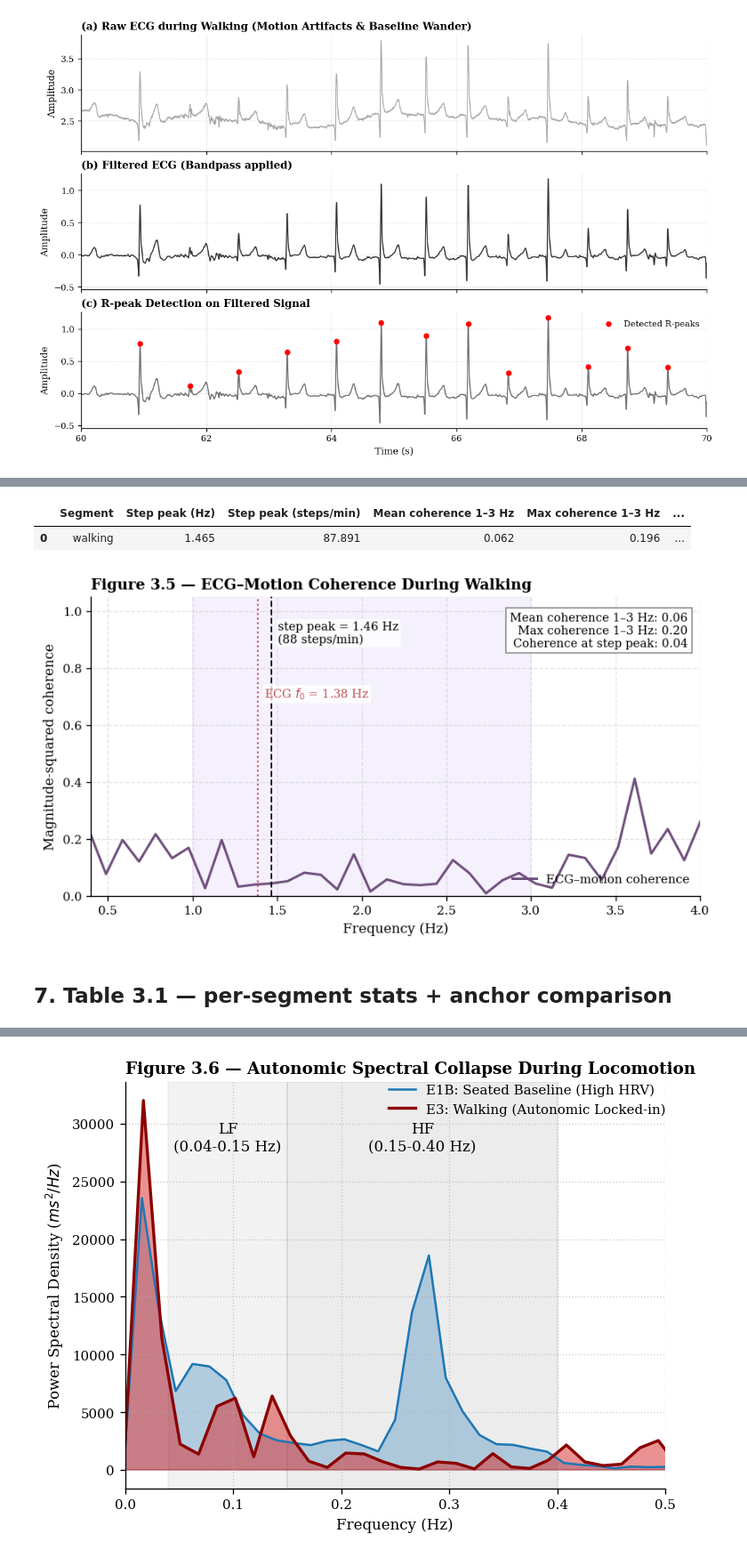
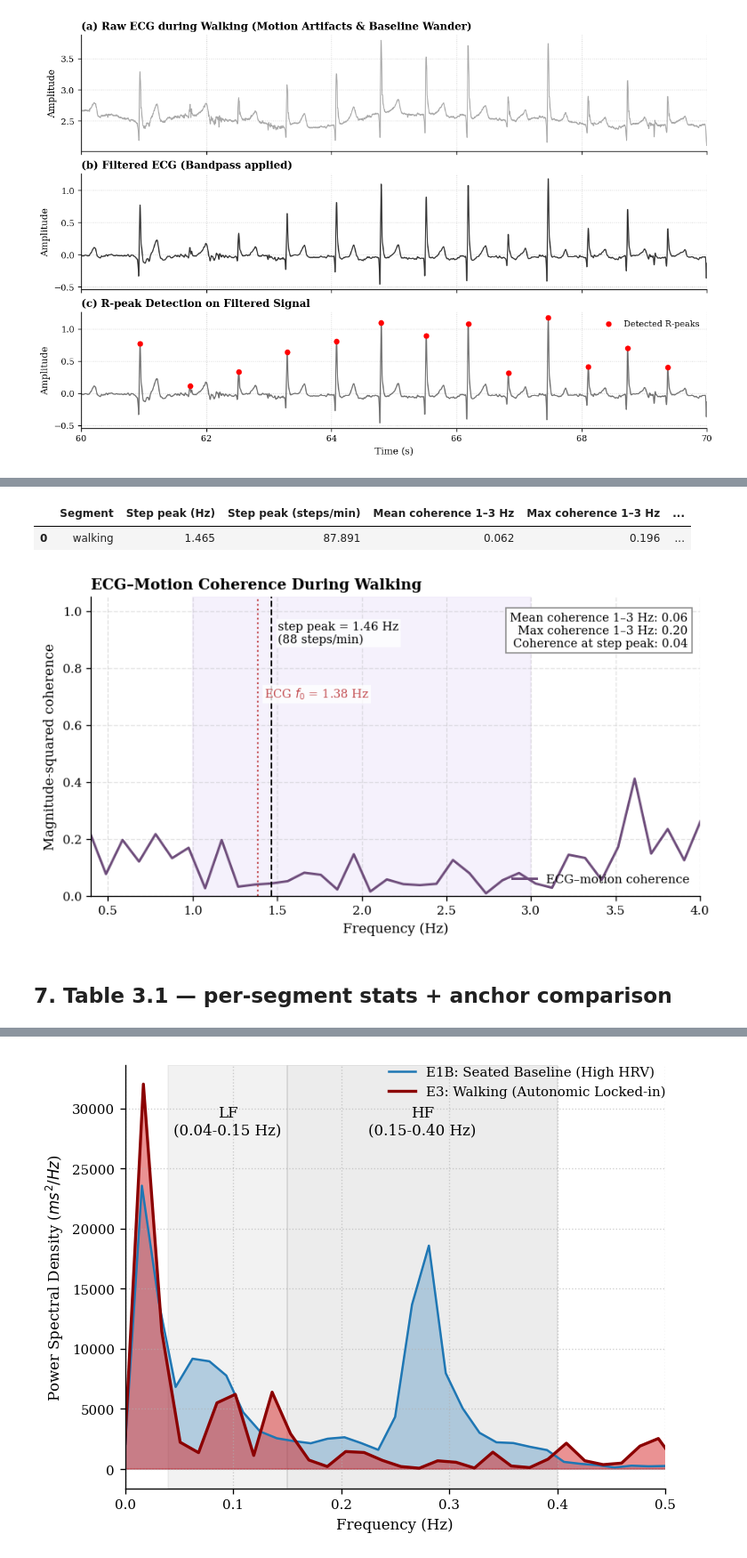
Before and after one commit to peienwu1216/hw5_ecg-analysis, a Jupyter notebook: notebooks/04_experiment_3.ipynb, the cells around one changed output, grey strips where cells are left out. Shown at 89% size. Saved outputs shown, nothing was run; the diff lists cells and outputs as text; code cells hidden in the pictures.

```diff
--- a/notebooks/04_experiment_3.ipynb
+++ b/notebooks/04_experiment_3.ipynb
@@ -457,9 +448,9 @@ import numpy as np
 
 plt.rcParams.update({
     'font.family': 'serif',
-    'font.size': 10,
-    'axes.labelsize': 10,
-    'axes.titlesize': 11,
+    'font.size': 16,
+    'axes.labelsize': 14,
+    'axes.titlesize': 16,
 })
 
 def moving_rms(x, window_samples):
@@ -527,6 +518,6 @@ plt.show()
 # %%
 # ============================================================
-# Figure 3.5 — ECG–motion coherence during walking
+# ECG–motion coherence during walking
 # Purpose:
 # Test whether walking motion and ECG share frequency components
 # near the accelerometer-derived step frequency.
@@ -693,7 +684,7 @@ ax.set_ylim(0, 1.05)
 ax.set_xlabel("Frequency (Hz)")
 ax.set_ylabel("Magnitude-squared coherence")
 ax.set_title(
-    "Figure 3.5 — ECG–Motion Coherence During Walking",
+    "ECG–Motion Coherence During Walking",
     loc="left",
     fontweight="bold"
 )
@@ -705,7 +696,7 @@ plt.show()
 # %% [output]
 |  | Segment | Step peak (Hz) | Step peak (steps/min) | Mean coherence 1–3 Hz | Max coherence 1–3 Hz | ... |
 | 0 | walking | 1.465 | 87.891 | 0.062 | 0.196 | ... |
-[figure, old version]
+[figure, new version]
 # %% [markdown]
 ## 7. Table 3.1 — per-segment stats + anchor comparison
 # %%
@@ -777,32 +768,31 @@ freqs_walk, psd_walk = P.rr_psd(r.rr_ms_nk[mw], r.rr_times_nk[mw])
 
 # 4. 繪製對比圖
 # E1B Baseline (使用半透明藍色區域，展現充沛的自律神經能量)
 ax.fill_between(freqs_anc, psd_anc, color='tab:blue', alpha=0.3)
 ax.plot(freqs_anc, psd_anc, color='tab:blue', lw=1.5, label='E1B: Seated Baseline (High HRV)')
 
 # E3 Walking (使用強烈的紅色線條，展現能量被壓平的狀態)
 ax.fill_between(freqs_walk, psd_walk, color='tab:red', alpha=0.5)
 ax.plot(freqs_walk, psd_walk, color='darkred', lw=2.0, label='E3: Walking (Autonomic Locked-in)')
 
 # 5. 標記頻段區域 (LF / HF)
 ax.axvspan(0.04, 0.15, color='gray', alpha=0.1, zorder=-1)
 ax.text(0.095, ax.get_ylim()[1]*0.9, 'LF\n(0.04-0.15 Hz)', ha='center', va='top', color='black', fontsize=10)
 
 ax.axvspan(0.15, 0.40, color='gray', alpha=0.15, zorder=-1)
 ax.text(0.275, ax.get_ylim()[1]*0.9, 'HF\n(0.15-0.40 Hz)', ha='center', va='top', color='black', fontsize=10)
 
 # 6. 排版優化
 ax.set_xlim(0, 0.5) # RR PSD 通常只看到 0.5 Hz
 ax.set_xlabel('Frequency (Hz)')
 ax.set_ylabel('Power Spectral Density ($ms^2/Hz$)')
-ax.set_title('Figure 3.6 — Autonomic Spectral Collapse During Locomotion', loc='left', fontweight='bold')
 ax.grid(True, linestyle=':', alpha=0.6)
 ax.legend(
     loc='upper right', bbox_to_anchor=(1.01, 1.01),
     borderaxespad=0, framealpha=0.9,
 )
 
 PL.save_figure(fig, 'nb04_fig06_e3_rr_psd_contrast.pdf')
 plt.show()
 # %% [output]
-[figure, old version]
+[figure, new version]
```
Also changed, not shown: parts of 10 cells of this notebook, 26 other files.
